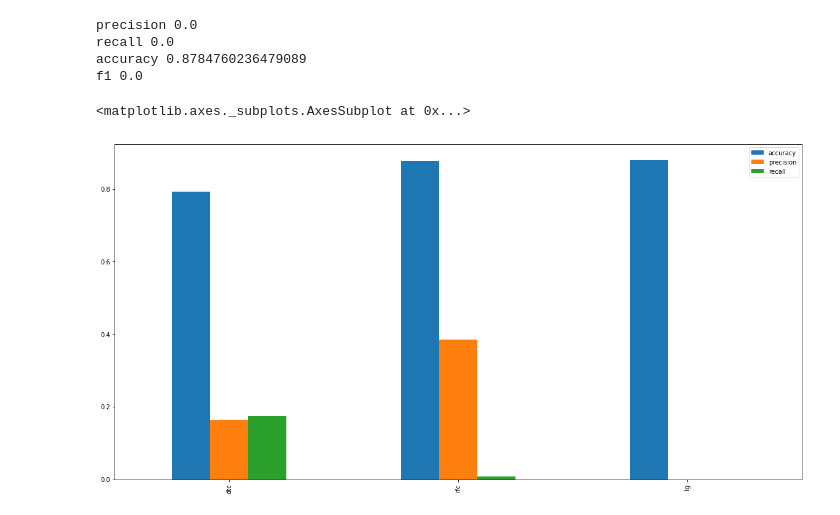
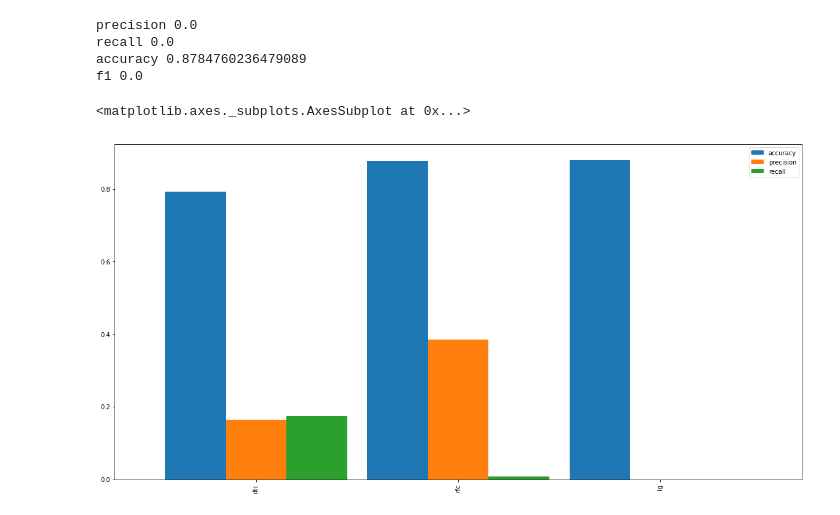
Before and after one commit to ProSerg/SkillFactory, a Jupyter notebook: ML/sfml/hw_02/02_hw_otp.ipynb, the cells around one changed output. Saved outputs shown, nothing was run; the diff lists cells and outputs as text; code cells hidden in the pictures.

Commit message:
added with for result plot

```diff
--- a/ML/sfml/hw_02/02_hw_otp.ipynb
+++ b/ML/sfml/hw_02/02_hw_otp.ipynb
@@ -324,35 +324,35 @@ f1 0.0
 # %%
 # Визуализировать эти метрики всех моделей на одном графике (чтоб визуально посмотреть)
 %matplotlib inline
 
 from matplotlib import pyplot as plt
 import seaborn as sns
 
 result = pd.DataFrame(index=["dtc", "rfc", "lg"], data={
     "precision" : [
         precision_score(y_test, predict_dtc),
         precision_score(y_test, predict_rfc),
         precision_score(y_test, predict_lg)
     ],
     "recall" : [
         recall_score(y_test, predict_dtc),
         recall_score(y_test, predict_rfc),
         recall_score(y_test, predict_lg),
     ],
     "accuracy" : [
         accuracy_score(y_test, predict_dtc),
         accuracy_score(y_test, predict_rfc),
         accuracy_score(y_test, predict_lg)
     ]
 })
 
 fig, ax = plt.subplots(figsize=(20,10))
-result.plot(kind='bar', ax=ax)
+result.plot(kind='bar', width=0.9, ax=ax)
 # result.pivot_table().plot(kind='bar', ax=ax)
 # Ваш код :-)
 # %% [output]
 <matplotlib.axes._subplots.AxesSubplot at 0x...>
-[figure, old version]
+[figure, new version]
 # %%
 # Потроить roc-кривые всех моделей на одном графике
 # Вывести roc_auc каждой моделе
```
